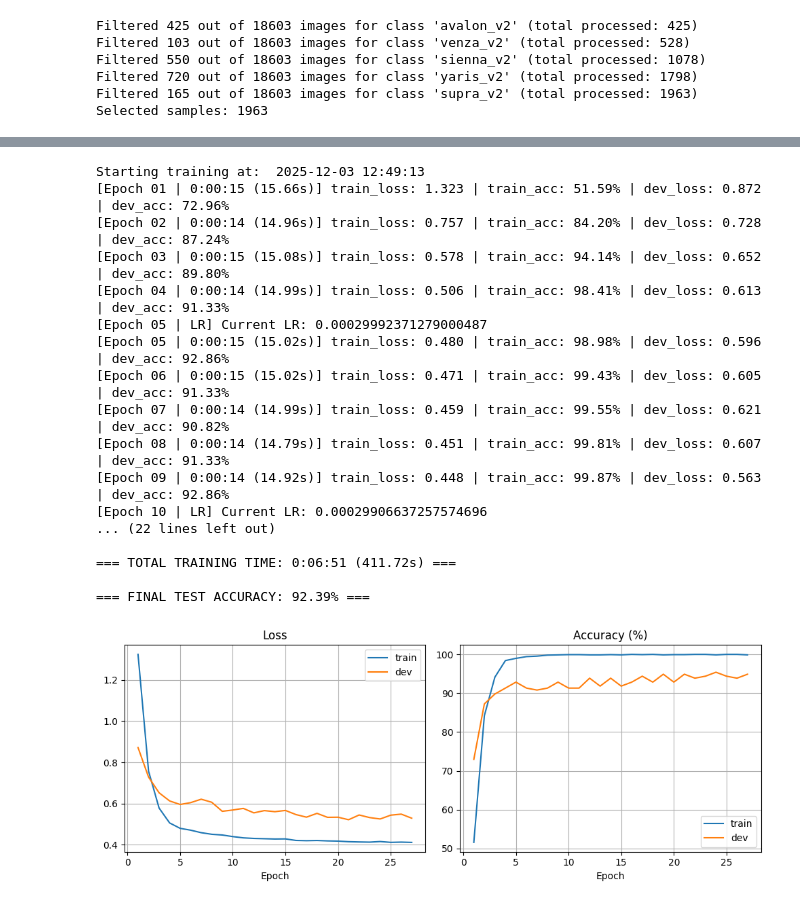
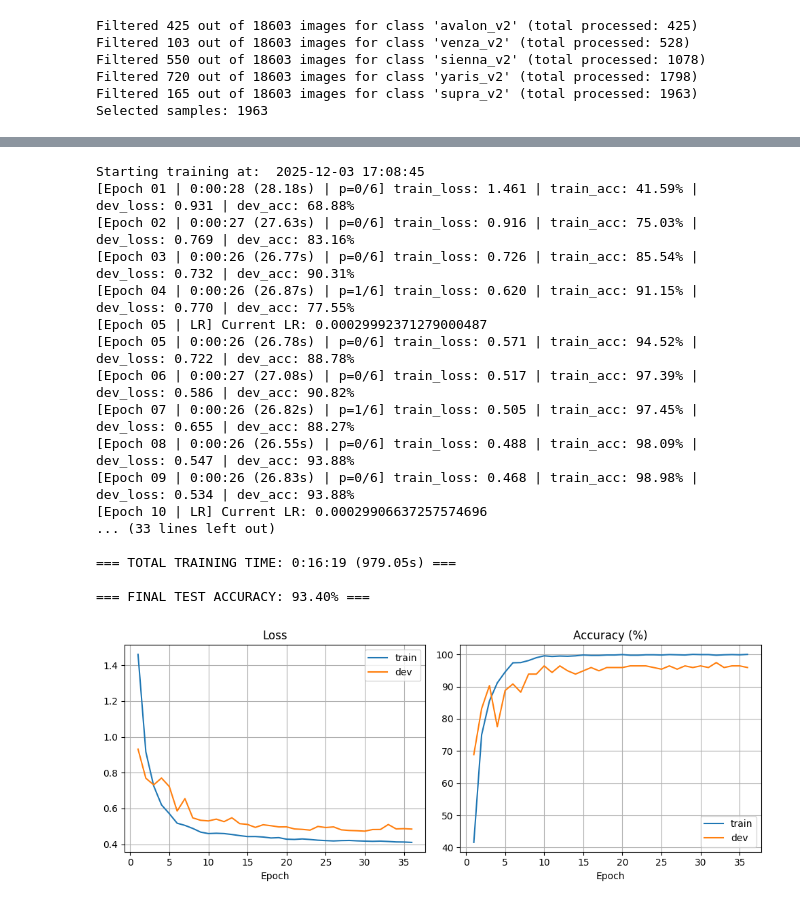
Before and after one commit to SkinnyDevi/car-cnn-classifier, a Jupyter notebook: practica_2_fsi.ipynb, the cells around one changed output, grey strips where cells are left out. Cells and saved outputs as stored; diff of their text form; code cells hidden in the pictures.

```diff
--- a/practica_2_fsi.ipynb
+++ b/practica_2_fsi.ipynb
@@ -504,15 +564,15 @@ def balanced_weights(n_classes=5):
 # --------------------------------------------------------------
 # %%
 # --------------------------  RUN  ---------------------------
-model = ToyotaCNN_224x224(n_classes=len(SELECTED_CLASSES), no_custom_weight_init=False).to(DEVICE)
-# model = ToyotaCNN_GAP(n_classes=len(SELECTED_CLASSES)).to(DEVICE)
-criterion = nn.CrossEntropyLoss(label_smoothing=0.1)
-optimizer = optim.Adam(model.parameters(), lr=BASE_LR, weight_decay=1e-3)
+# model = ToyotaCNN_224x224(n_classes=len(SELECTED_CLASSES), no_custom_weight_init=False).to(DEVICE)
+model = ToyotaCNN_Compact(n_classes=len(SELECTED_CLASSES)).to(DEVICE)
+criterion = criterion(n_classes=len(SELECTED_CLASSES), use_balanced_weights=False)
+optimizer = optim.AdamW(model.parameters(), lr=BASE_LR, weight_decay=0.02)
 scheduler = optim.lr_scheduler.CosineAnnealingLR(optimizer, T_max=EPOCHS)
 
 history = {"train_loss": [], "train_acc": [], "dev_loss": [], "dev_acc": []}
 
-best_dev = 5
+best_dev = 100
 wait = 0
 
 # tiempo inicial paara grabar cuanto dura el entrenamiento
@@ -546,18 +606,19 @@ for epoch in range(1, EPOCHS + 1):
         best_dev = dev_loss
         torch.save(model.state_dict(), f'models/best_model_{epoch}.pt')
         wait = 0
+        saved_msg = "(Saved)"
     else:
         wait += 1
-        if wait >= PATIENCE:
-            print(f"[Epoch {epoch:02d} | {timedelta(seconds=int(epoch_time))} ({epoch_time:.2f}s) | p={wait}/{PATIENCE}] "
-          f"train_loss: {tr_loss:.3f} | train_acc: {tr_acc:5.2f}% | "
-          f"dev_loss: {dev_loss:.3f} | dev_acc: {dev_acc:5.2f}%")
-            print(f"Training ran out of patience ({wait}/{PATIENCE} patience). Early stopping.")
-            break
+        saved_msg = ""
 
     print(f"[Epoch {epoch:02d} | {timedelta(seconds=int(epoch_time))} ({epoch_time:.2f}s) | p={wait}/{PATIENCE}] "
           f"train_loss: {tr_loss:.3f} | train_acc: {tr_acc:5.2f}% | "
           f"dev_loss: {dev_loss:.3f} | dev_acc: {dev_acc:5.2f}%")
+
+    if wait >= PATIENCE:
+        print("Early stopping triggered.")
+        break
+
 
 # -----------------------  PLOTS  -------------------------
 def plot_history(h):
@@ -643,14 +704,14 @@ pretrained_model.fc = nn.Sequential(
 )
 
 model = pretrained_model.to(DEVICE)
-criterion = nn.CrossEntropyLoss(label_smoothing=0.1)
+criterion = criterion(n_classes=len(SELECTED_CLASSES), use_balanced_weights=False)
 optimizer = optim.Adam(model.parameters(), lr=1e-4, weight_decay=1e-4)
 scheduler = optim.lr_scheduler.CosineAnnealingLR(optimizer, T_max=EPOCHS - WARMPUP_EPOCHS)
 
 history = {"train_loss": [], "train_acc": [], "dev_loss": [], "dev_acc": []}
 
 best_dev = 5
-patience = 6
+patience = 5
 wait = 0
 
 # tiempo inicial paara grabar cuanto dura el entrenamiento
@@ -675,53 +736,57 @@ for epoch in range(1, EPOCHS + 1):
     history["train_loss"].append(tr_loss)
     history["train_acc"].append(tr_acc)
     history["dev_loss"].append(dev_loss)
     history["dev_acc"].append(dev_acc)
 
     # duracion de la actual epoch
     epoch_time = time.time() - epoch_start
-    print(f"[Epoch {epoch:02d} | {timedelta(seconds=int(epoch_time))} ({epoch_time:.2f}s)] "
-          f"train_loss: {tr_loss:.3f} | train_acc: {tr_acc:5.2f}% | "
-          f"dev_loss: {dev_loss:.3f} | dev_acc: {dev_acc:5.2f}%")
 
     if dev_loss < best_dev:
         best_dev = dev_loss
         torch.save(model.state_dict(), f'models/transfer_learning/best_model_{epoch}.pt')
         wait = 0
+        saved_msg = "(Saved)"
     else:
         wait += 1
-        if wait >= patience:
-            print(f"Training ran out of patience ({wait}/{patience} patience). Early stopping.")
-            break
+        saved_msg = ""
+
+    print(f"[Epoch {epoch:02d} | {timedelta(seconds=int(epoch_time))} ({epoch_time:.2f}s) | p={wait}/{patience}] "
+          f"train_loss: {tr_loss:.3f} | train_acc: {tr_acc:5.2f}% | "
+          f"dev_loss: {dev_loss:.3f} | dev_acc: {dev_acc:5.2f}%")
+
+    if wait >= patience:
+        print("Early stopping triggered.")
+        break
 
 total_time = time.time() - start_time
 print(f"\n=== TOTAL TRAINING TIME: {timedelta(seconds=int(total_time))} ({total_time:.2f}s) ===")
 
 # ---------------------  FINAL TEST  ----------------------
 test_acc = evaluate(model, test_loader)
 print(f"\n=== FINAL TEST ACCURACY: {test_acc:.2f}% ===")
 # --------------------------------------------------------------
 
 plot_history(history)
 plot_confusion_matrix(model, test_loader, SELECTED_CLASSES)
 # %% [output]
-Starting training at:  2025-12-03 12:49:13
-[Epoch 01 | 0:00:15 (15.66s)] train_loss: 1.323 | train_acc: 51.59% | dev_loss: 0.872 | dev_acc: 72.96%
-[Epoch 02 | 0:00:14 (14.96s)] train_loss: 0.757 | train_acc: 84.20% | dev_loss: 0.728 | dev_acc: 87.24%
-[Epoch 03 | 0:00:15 (15.08s)] train_loss: 0.578 | train_acc: 94.14% | dev_loss: 0.652 | dev_acc: 89.80%
-[Epoch 04 | 0:00:14 (14.99s)] train_loss: 0.506 | train_acc: 98.41% | dev_loss: 0.613 | dev_acc: 91.33%
+Starting training at:  2025-12-03 17:08:45
+[Epoch 01 | 0:00:28 (28.18s) | p=0/6] train_loss: 1.461 | train_acc: 41.59% | dev_loss: 0.931 | dev_acc: 68.88%
+[Epoch 02 | 0:00:27 (27.63s) | p=0/6] train_loss: 0.916 | train_acc: 75.03% | dev_loss: 0.769 | dev_acc: 83.16%
+[Epoch 03 | 0:00:26 (26.77s) | p=0/6] train_loss: 0.726 | train_acc: 85.54% | dev_loss: 0.732 | dev_acc: 90.31%
+[Epoch 04 | 0:00:26 (26.87s) | p=1/6] train_loss: 0.620 | train_acc: 91.15% | dev_loss: 0.770 | dev_acc: 77.55%
 [Epoch 05 | LR] Current LR: 0.00029992371279000487
-[Epoch 05 | 0:00:15 (15.02s)] train_loss: 0.480 | train_acc: 98.98% | dev_loss: 0.596 | dev_acc: 92.86%
-[Epoch 06 | 0:00:15 (15.02s)] train_loss: 0.471 | train_acc: 99.43% | dev_loss: 0.605 | dev_acc: 91.33%
-[Epoch 07 | 0:00:14 (14.99s)] train_loss: 0.459 | train_acc: 99.55% | dev_loss: 0.621 | dev_acc: 90.82%
-[Epoch 08 | 0:00:14 (14.79s)] train_loss: 0.451 | train_acc: 99.81% | dev_loss: 0.607 | dev_acc: 91.33%
-[Epoch 09 | 0:00:14 (14.92s)] train_loss: 0.448 | train_acc: 99.87% | dev_loss: 0.563 | dev_acc: 92.86%
+[Epoch 05 | 0:00:26 (26.78s) | p=0/6] train_loss: 0.571 | train_acc: 94.52% | dev_loss: 0.722 | dev_acc: 88.78%
+[Epoch 06 | 0:00:27 (27.08s) | p=0/6] train_loss: 0.517 | train_acc: 97.39% | dev_loss: 0.586 | dev_acc: 90.82%
+[Epoch 07 | 0:00:26 (26.82s) | p=1/6] train_loss: 0.505 | train_acc: 97.45% | dev_loss: 0.655 | dev_acc: 88.27%
+[Epoch 08 | 0:00:26 (26.55s) | p=0/6] train_loss: 0.488 | train_acc: 98.09% | dev_loss: 0.547 | dev_acc: 93.88%
+[Epoch 09 | 0:00:26 (26.83s) | p=0/6] train_loss: 0.468 | train_acc: 98.98% | dev_loss: 0.534 | dev_acc: 93.88%
 [Epoch 10 | LR] Current LR: 0.00029906637257574696
-... (22 lines left out)
+... (33 lines left out)
 
-=== TOTAL TRAINING TIME: 0:06:51 (411.72s) ===
+=== TOTAL TRAINING TIME: 0:16:19 (979.05s) ===
 
-=== FINAL TEST ACCURACY: 92.39% ===
+=== FINAL TEST ACCURACY: 93.40% ===
-[figure, old version]
+[figure, new version]
 [figure]
 # %%
 # (optional) save best model
```
Also changed, not shown: parts of 5 cells of this notebook.
